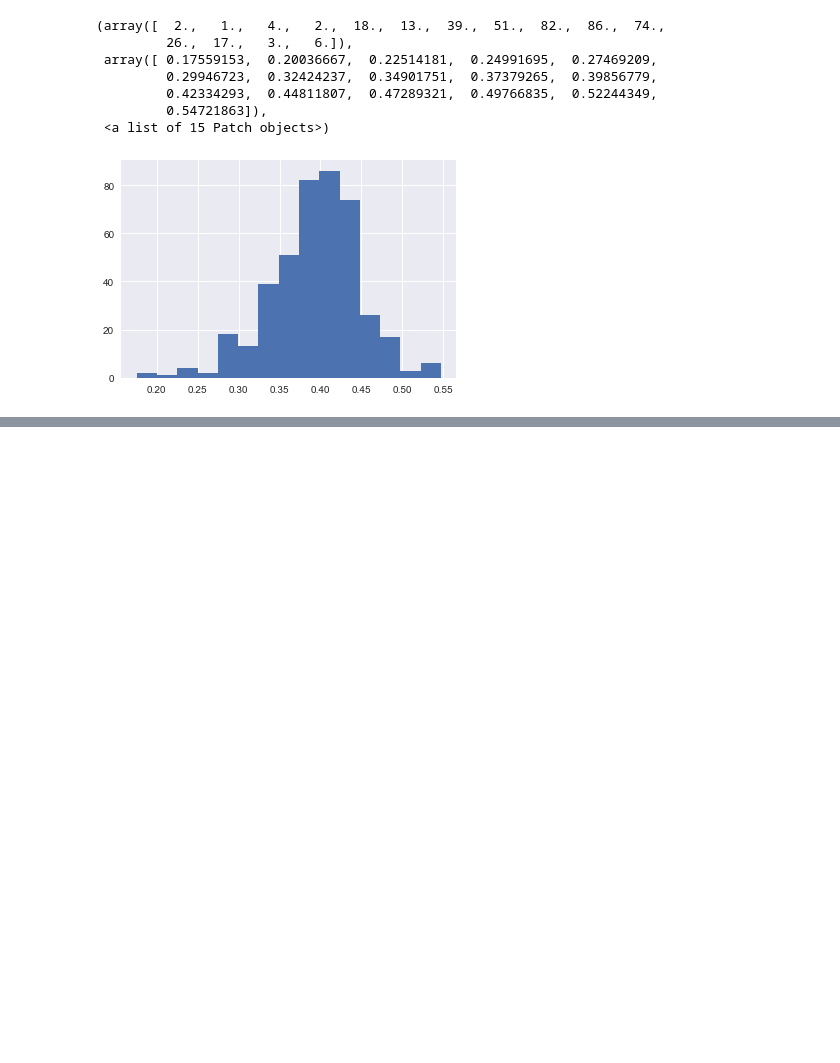
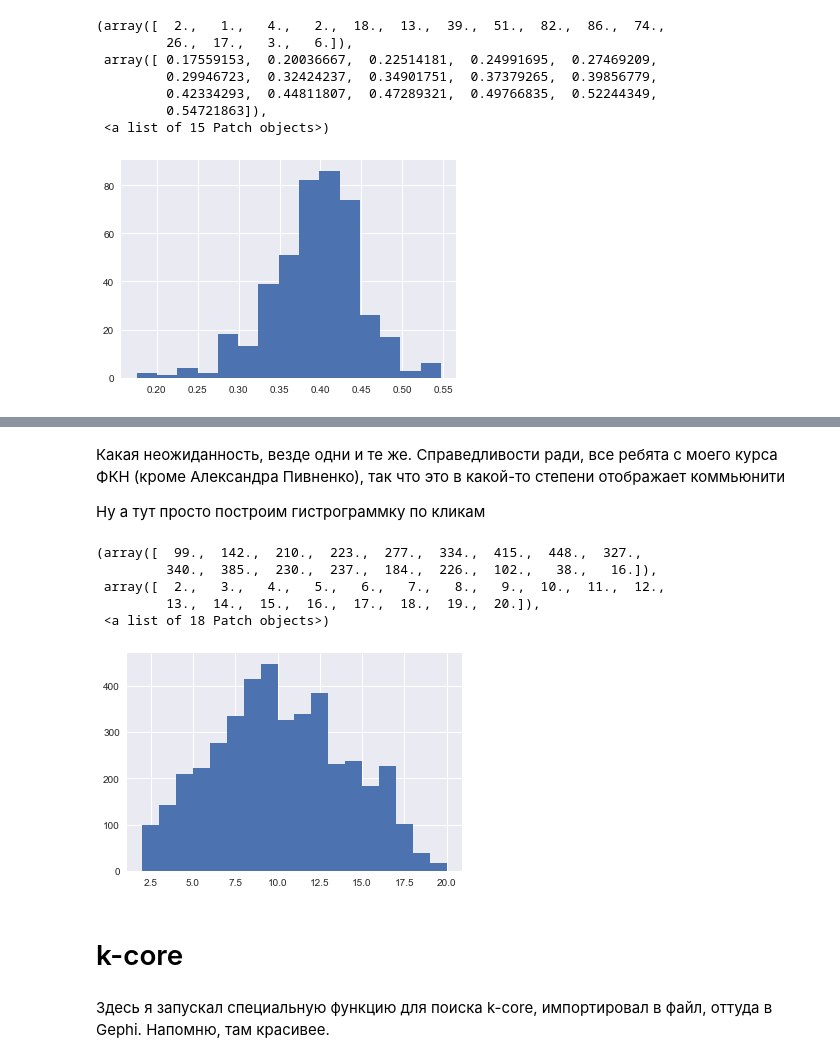
Before and after one commit to Zelich/HSE_tasks, a Jupyter notebook: Seti_Project1.ipynb, the cells around one changed output, grey strips where cells are left out. Cells and saved outputs as stored; diff of their text form; code cells hidden in the pictures; blank space fills up the shorter version.

```diff
--- a/Seti_Project1.ipynb
+++ b/Seti_Project1.ipynb
@@ -234,0 +257,4 @@ plt.hist(list(cc.values()), bins=15)
+# %%
+k_pr = sorted(pr.items(), key=operator.itemgetter(1), reverse=True)
+for i in range(0,11):
+    print(str(i+1)+". ", k_pr[i][0], k_pr[i][1])
@@ -234,0 +341,5 @@ plt.hist(list(cc.values()), bins=15)
+# %%
+cliques = []
+for i in nx.find_cliques(G):
+    cliques.append((i, len(i)))
+cliques = sorted(cliques, key=lambda tup: tup[1], reverse = True)
@@ -234,0 +389,17 @@ plt.hist(list(cc.values()), bins=15)
+# %% [markdown]
+Какая неожиданность, везде одни и те же. Справедливости ради, все ребята с моего курса ФКН (кроме Александра Пивненко), так что это в какой-то степени отображает коммьюнити
+
+Ну а тут просто построим гистрограммку по кликам
+# %%
+plt.hist([x[1] for x in cliques], bins=18)
+# %% [output]
+(array([  99.,  142.,  210.,  223.,  277.,  334.,  415.,  448.,  327.,
+         340.,  385.,  230.,  237.,  184.,  226.,  102.,   38.,   16.]),
+ array([  2.,   3.,   4.,   5.,   6.,   7.,   8.,   9.,  10.,  11.,  12.,
+         13.,  14.,  15.,  16.,  17.,  18.,  19.,  20.]),
+ <a list of 18 Patch objects>)
+[figure, added]
+# %% [markdown]
+# k-core
+# %% [markdown]
+Здесь я запускал специальную функцию для поиска k-core, импортировал в файл, оттуда в Gephi. Напомню, там красивее.
```
Also changed, not shown: parts of 67 cells of this notebook.
